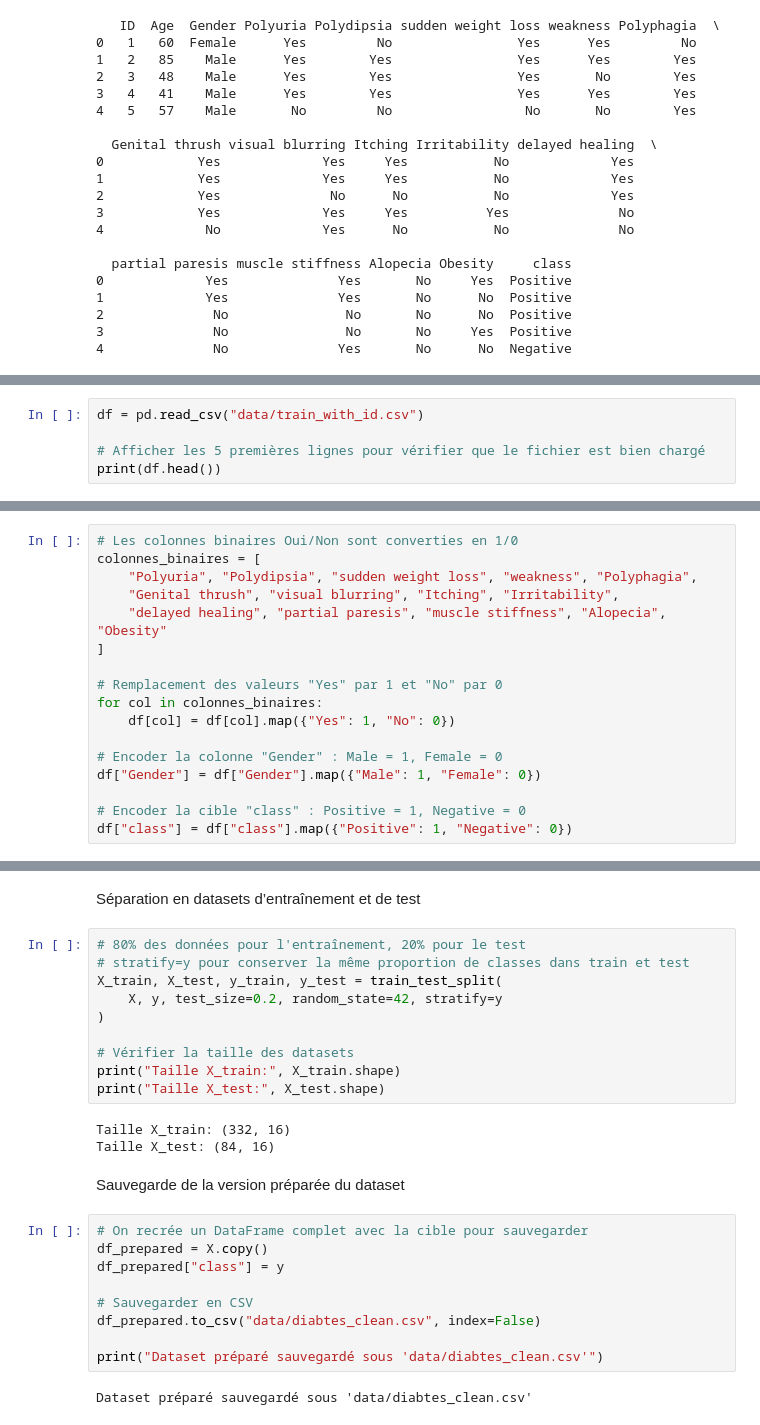
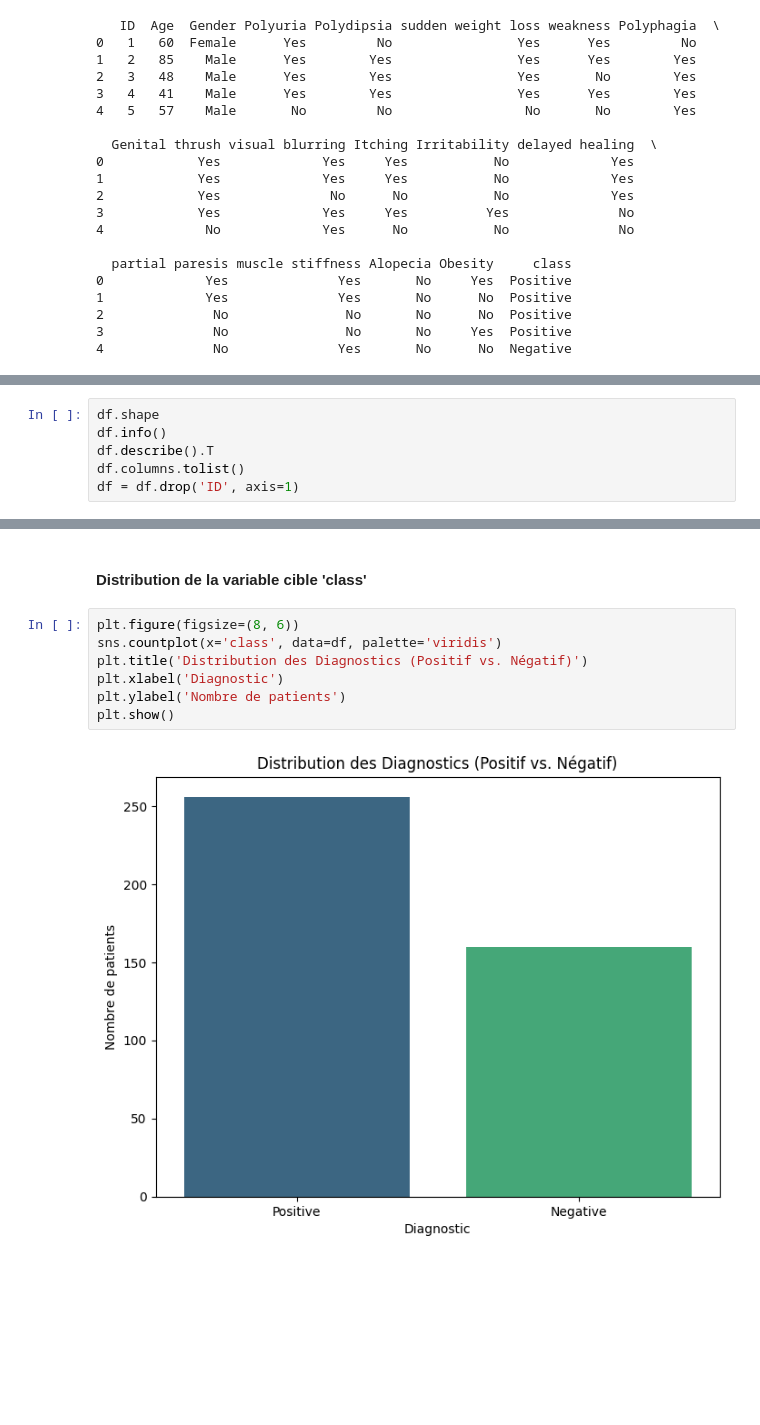
Before and after one commit to gprodi/diabete_simplon, a Jupyter notebook: diabete_v1.ipynb, the cells around one changed output, grey strips where cells are left out. Drawn from its saved outputs; the diff is of its cells as text; blank space fills up the shorter version.

```diff
--- a/diabete_v1.ipynb
+++ b/diabete_v1.ipynb
@@ -100,0 +41,6 @@ df.isnull().sum() : Cela vérifie les valeurs manquantes dans chaque colonne et
+# %%
+df.shape
+df.info()
+df.describe().T
+df.columns.tolist()
+df = df.drop('ID', axis=1)
@@ -125,5 +110,0 @@ Si ton dataset est un fichier CSV, par exemple train_with_id.csv :
-# %%
-df = pd.read_csv("data/train_with_id.csv")
-
-# Afficher les 5 premières lignes pour vérifier que le fichier est bien chargé
-print(df.head())
@@ -182,17 +110,0 @@ Nettoyage / préparation des données
-# %%
-# Les colonnes binaires Oui/Non sont converties en 1/0
-colonnes_binaires = [
-    "Polyuria", "Polydipsia", "sudden weight loss", "weakness", "Polyphagia",
-    "Genital thrush", "visual blurring", "Itching", "Irritability",
-    "delayed healing", "partial paresis", "muscle stiffness", "Alopecia", "Obesity"
-]
-
-# Remplacement des valeurs "Yes" par 1 et "No" par 0
-for col in colonnes_binaires:
-    df[col] = df[col].map({"Yes": 1, "No": 0})
-
-# Encoder la colonne "Gender" : Male = 1, Female = 0
-df["Gender"] = df["Gender"].map({"Male": 1, "Female": 0})
-
-# Encoder la cible "class" : Positive = 1, Negative = 0
-df["class"] = df["class"].map({"Positive": 1, "Negative": 0})
@@ -210,28 +113,11 @@ X["Age"] = scaler.fit_transform(X[["Age"]])
-# %% [markdown]
-Séparation en datasets d’entraînement et de test
-# %%
-# 80% des données pour l'entraînement, 20% pour le test
-# stratify=y pour conserver la même proportion de classes dans train et test
-X_train, X_test, y_train, y_test = train_test_split(
-    X, y, test_size=0.2, random_state=42, stratify=y
-)
-
-# Vérifier la taille des datasets
-print("Taille X_train:", X_train.shape)
-print("Taille X_test:", X_test.shape)
-# %% [output]
-Taille X_train: (332, 16)
-Taille X_test: (84, 16)
-# %% [markdown]
-Sauvegarde de la version préparée du dataset
-# %%
-# On recrée un DataFrame complet avec la cible pour sauvegarder
-df_prepared = X.copy()
-df_prepared["class"] = y
-
-# Sauvegarder en CSV
-df_prepared.to_csv("data/diabtes_clean.csv", index=False)
-
-print("Dataset préparé sauvegardé sous 'data/diabtes_clean.csv'")
-# %% [output]
-Dataset préparé sauvegardé sous 'data/diabtes_clean.csv'
+# %% [markdown]
+#### Distribution de la variable cible 'class'
+# %%
+plt.figure(figsize=(8, 6))
+sns.countplot(x='class', data=df, palette='viridis')
+plt.title('Distribution des Diagnostics (Positif vs. Négatif)')
+plt.xlabel('Diagnostic')
+plt.ylabel('Nombre de patients')
+plt.show()
+# %% [output]
+[figure, added]
```
Also changed, not shown: parts of 47 cells of this notebook, 1 other file.
